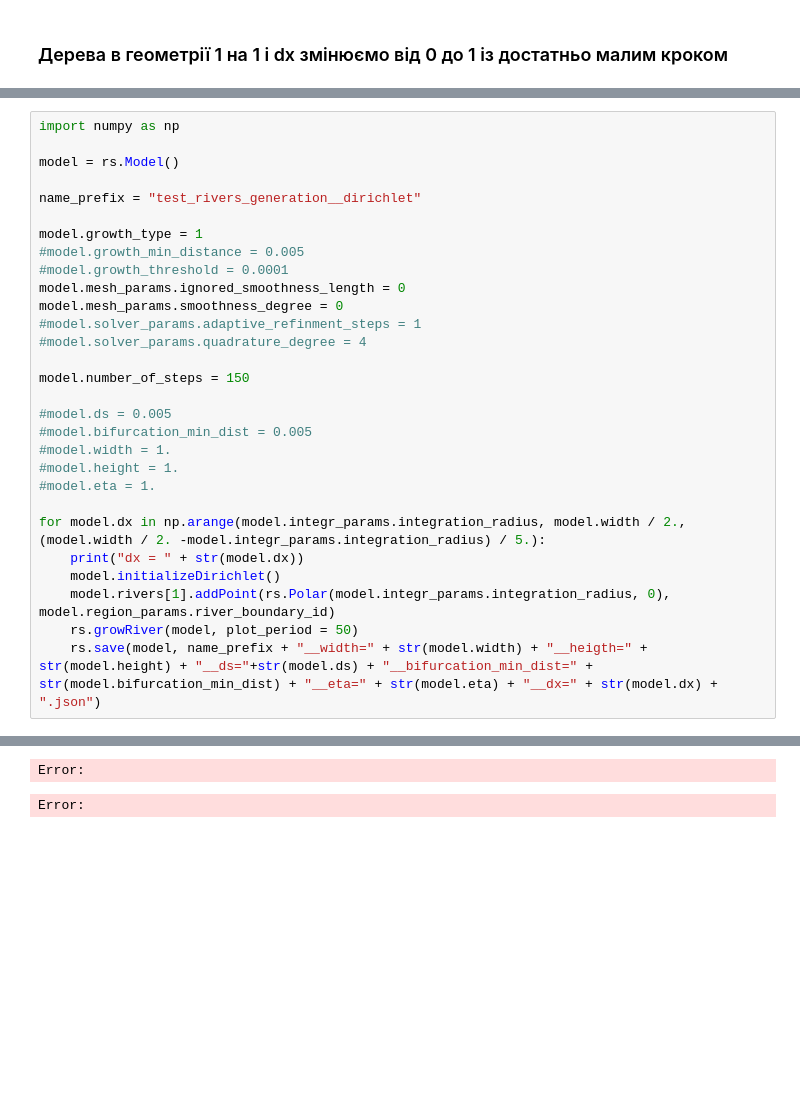
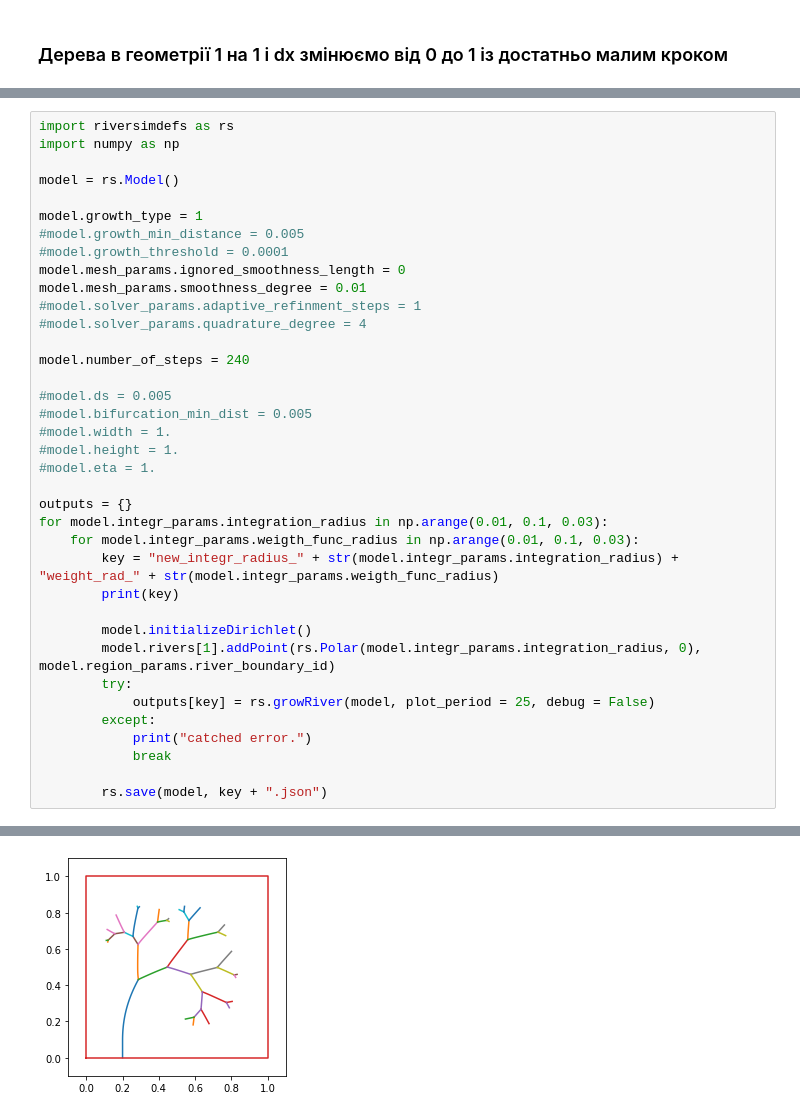
Before and after one commit to okmechak/riversimpy, a Jupyter notebook: rivers_generations.ipynb, the cells around one changed output, grey strips where cells are left out. Saved outputs shown, nothing was run; the diff lists cells and outputs as text; blank space fills up the shorter version.

```diff
--- a/rivers_generations.ipynb
+++ b/rivers_generations.ipynb
@@ -40,19 +93,18 @@ SyntaxError: unexpected character after line continuation character (riversimdef
 # %%
+import riversimdefs as rs
 import numpy as np
 
 model = rs.Model()
-
-name_prefix = "test_rivers_generation__dirichlet"
 
 model.growth_type = 1
 #model.growth_min_distance = 0.005
 #model.growth_threshold = 0.0001
 model.mesh_params.ignored_smoothness_length = 0
-model.mesh_params.smoothness_degree = 0
+model.mesh_params.smoothness_degree = 0.01
 #model.solver_params.adaptive_refinment_steps = 1
 #model.solver_params.quadrature_degree = 4
 
-model.number_of_steps = 150
+model.number_of_steps = 240
 
 #model.ds = 0.005
 #model.bifurcation_min_dist = 0.005
@@ -60,10 +112,19 @@ model.number_of_steps = 150
 #model.height = 1.
 #model.eta = 1.
 
-for model.dx in np.arange(model.integr_params.integration_radius, model.width / 2., (model.width / 2. -model.integr_params.integration_radius) / 5.):
-    print("dx = " + str(model.dx))
-    model.initializeDirichlet()
-    model.rivers[1].addPoint(rs.Polar(model.integr_params.integration_radius, 0), model.region_params.river_boundary_id)
-    rs.growRiver(model, plot_period = 50)
-    rs.save(model, name_prefix + "__width=" + str(model.width) + "__heigth=" + str(model.height) + "__ds="+str(model.ds) + "__bifurcation_min_dist=" + str(model.bifurcation_min_dist) + "__eta=" + str(model.eta) + "__dx=" + str(model.dx) + ".json")
+outputs = {}
+for model.integr_params.integration_radius in np.arange(0.01, 0.1, 0.03):
+    for model.integr_params.weigth_func_radius in np.arange(0.01, 0.1, 0.03):
+        key = "new_integr_radius_" + str(model.integr_params.integration_radius) + "weight_rad_" + str(model.integr_params.weigth_func_radius)
+        print(key)
+
+        model.initializeDirichlet()
+        model.rivers[1].addPoint(rs.Polar(model.integr_params.integration_radius, 0), model.region_params.river_boundary_id)
+        try:
+            outputs[key] = rs.growRiver(model, plot_period = 25, debug = False)
+        except:
+            print("catched error.")
+            break
+
+        rs.save(model, key + ".json")
 # %% [output]
@@ -73,2 +148 @@ for model.dx in np.arange(model.integr_params.integration_radius, model.width /
-Error:
-Error:
+[figure, added]
```
Also changed, not shown: parts of 4 cells of this notebook, 3 other files.
